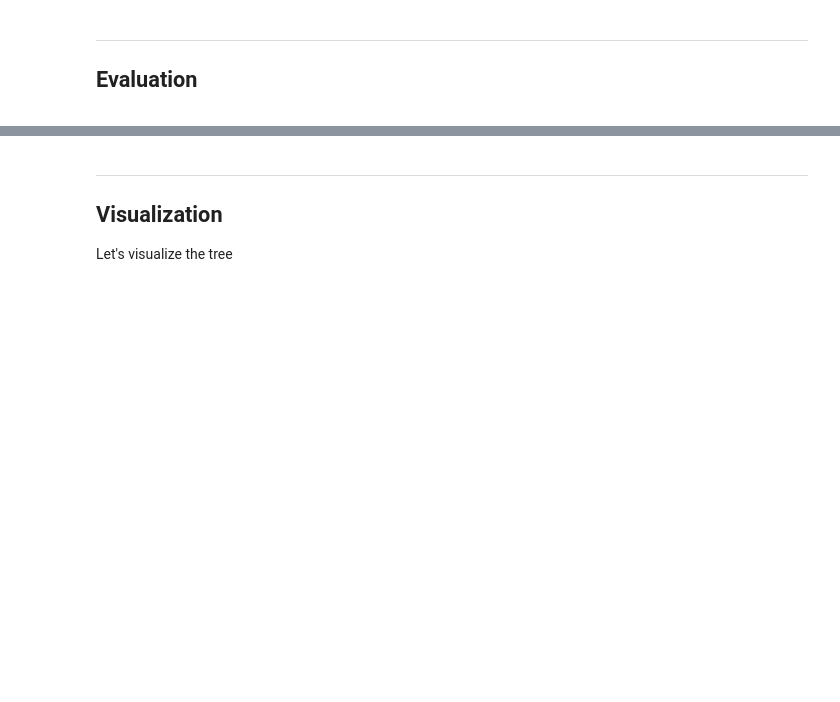
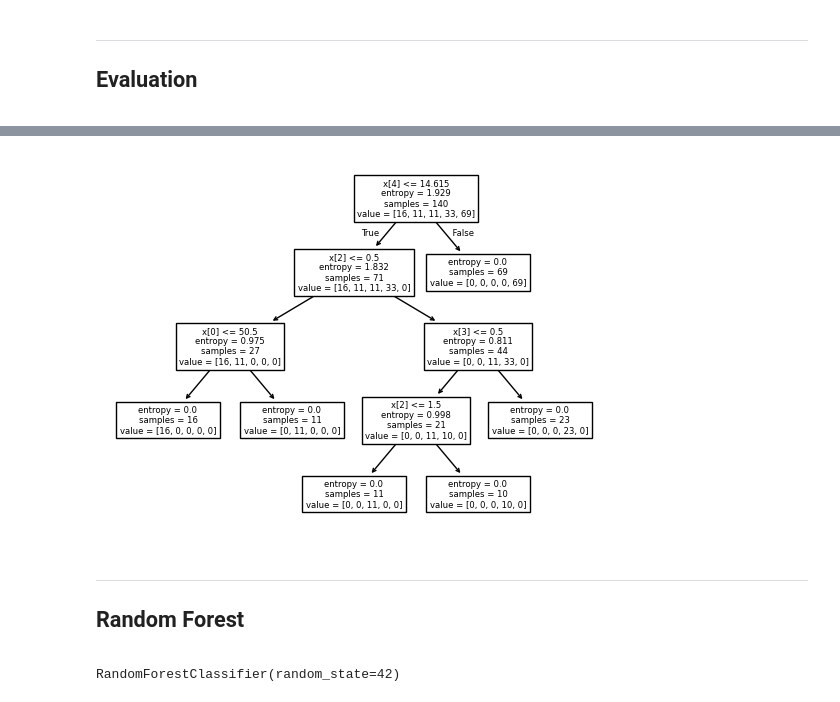
Before and after one commit to AI-2nd-years/All-courses, a Jupyter notebook: Tree/Decision_tree.ipynb, the cells around one changed output, grey strips where cells are left out. Drawn from its saved outputs; the diff is of its cells as text; code cells hidden in the pictures; blank space fills up the shorter version.

Commit message:
mise a jour avec RandomForest

```diff
--- a/Tree/Decision_tree.ipynb
+++ b/Tree/Decision_tree.ipynb
@@ -141,9 +163,14 @@ In multilabel classification, the function returns the subset accuracy. If the e
+# %%
+tree.plot_tree(drugTree)
+plt.show()
+# %% [output]
+[figure, added]
 # %% [markdown]
 <hr>
 
-<div id="visualization">
-    <h2>Visualization</h2>
+<div id="Random Forest">
+    <h2>Random Forest</h2>
 
 
-Let's visualize the tree
+
 </div>
@@ -153,0 +181,4 @@ Let's visualize the tree
+# %%
+model.fit(X_trainset,y_trainset)
+# %% [output]
+RandomForestClassifier(random_state=42)
```
Also changed, not shown: parts of 11 cells of this notebook.
